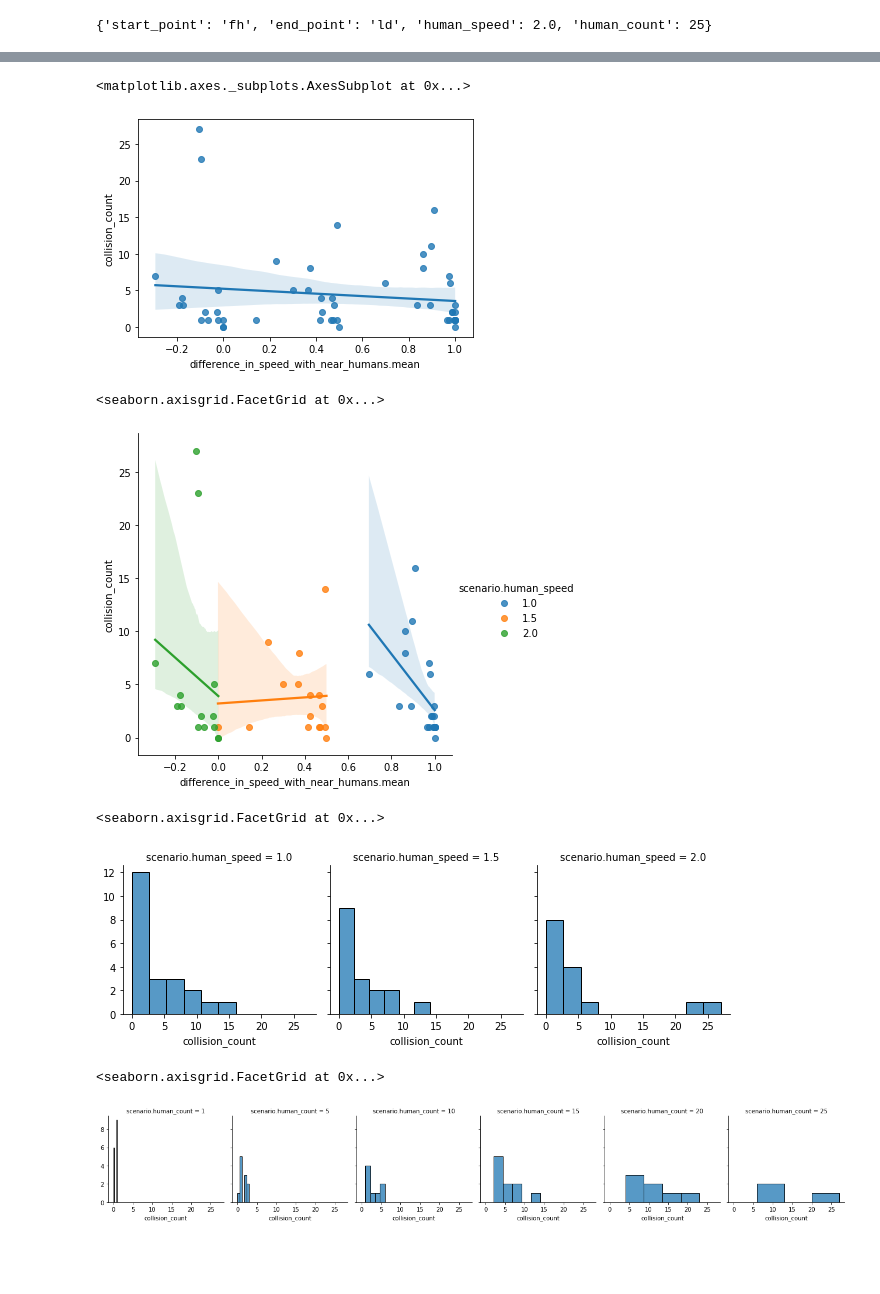
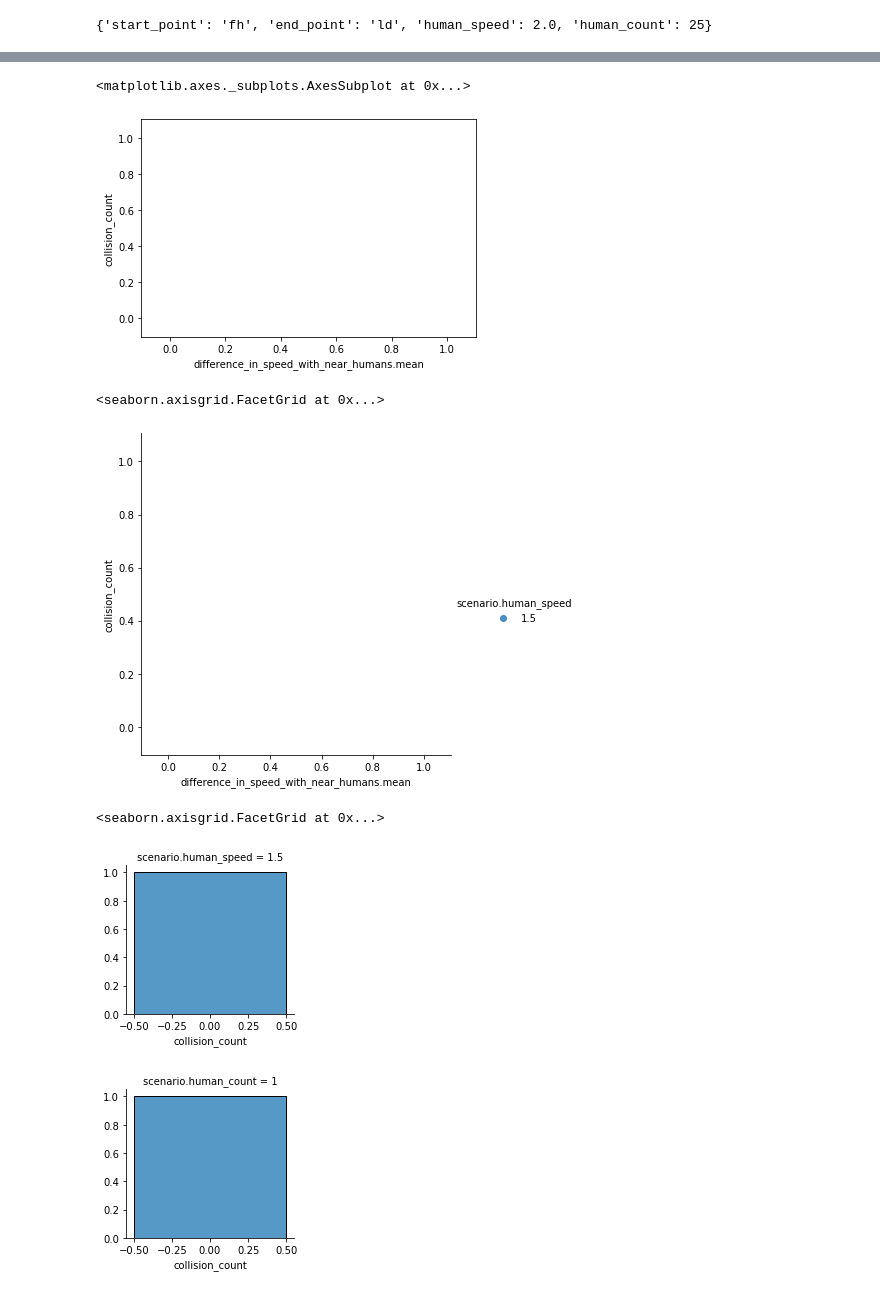
Before and after one commit to ut-amrl/ut_multirobot_sim, a Jupyter notebook: evaluator/Visualizations.ipynb, the cells around one changed output, grey strips where cells are left out. Cells and saved outputs as stored; diff of their text form; code cells hidden in the pictures; blank space fills up the shorter version.

```diff
--- a/evaluator/Visualizations.ipynb
+++ b/evaluator/Visualizations.ipynb
@@ -37,7 +37,7 @@ def load_evals(run):
             evals.append(eval_data)
     return pd.json_normalize(evals)
 
-df = load_evals('1602829757')
+df = load_evals('1603866794')
 df.loc[df['time_to_goal'] >= 20, 'time_to_goal'] = None
 df.head()
 # %% [output]
@@ -81,21 +77,21 @@ sns.regplot(x='difference_in_speed_with_near_humans.mean', y='collision_count',
 # TODO: split speeds by state
 # %% [output]
 <matplotlib.axes._subplots.AxesSubplot at 0x...>
-[figure, old version]
+[figure, new version]
 # %%
 sns.lmplot(x='difference_in_speed_with_near_humans.mean', y='collision_count', data=successes, hue='scenario.human_speed')
 # %% [output]
 <seaborn.axisgrid.FacetGrid at 0x...>
-[figure, old version]
+[figure, new version]
 # %%
 g = sns.FacetGrid(successes, col="scenario.human_speed")
 g.map(sns.histplot, "collision_count")
 # %% [output]
 <seaborn.axisgrid.FacetGrid at 0x...>
-[figure, old version]
+[figure, new version]
 # %%
 g = sns.FacetGrid(successes, col="scenario.human_count")
 g.map(sns.histplot, "collision_count")
+f = df['forces'][0]
 # %% [output]
-<seaborn.axisgrid.FacetGrid at 0x...>
-[figure, old version]
+[figure, new version]
```
Also changed, not shown: parts of 12 cells of this notebook, 4 other files.
